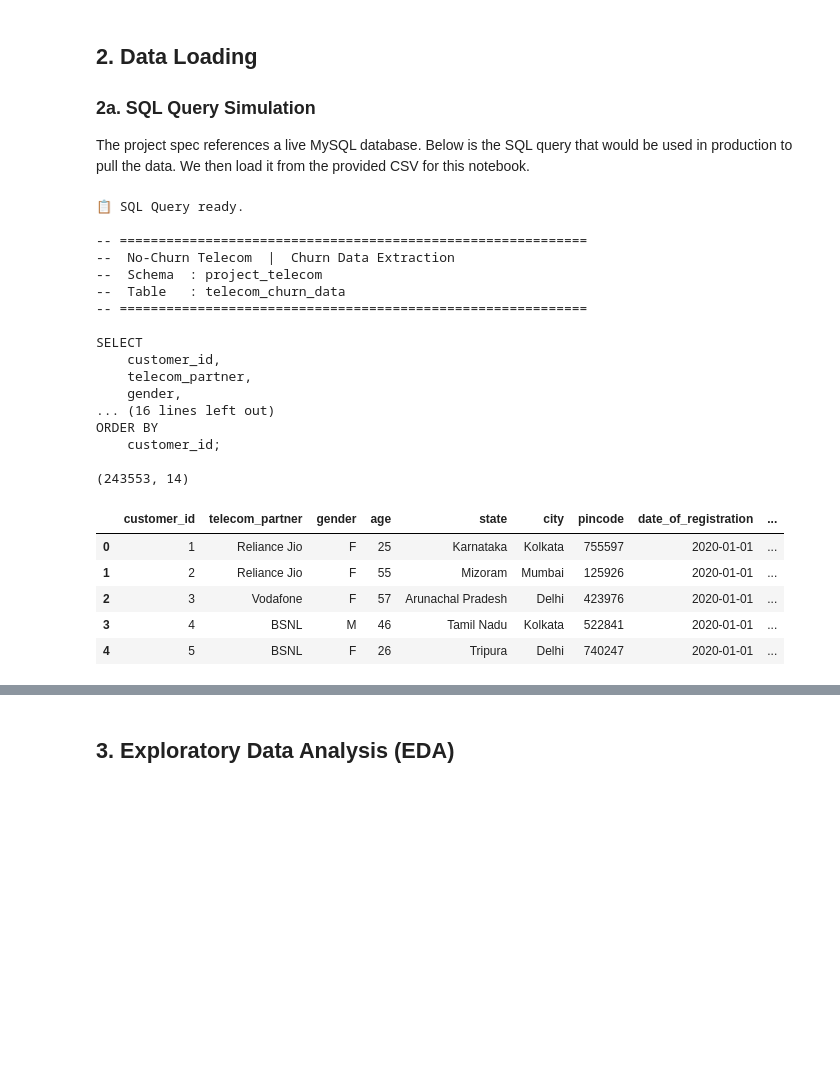
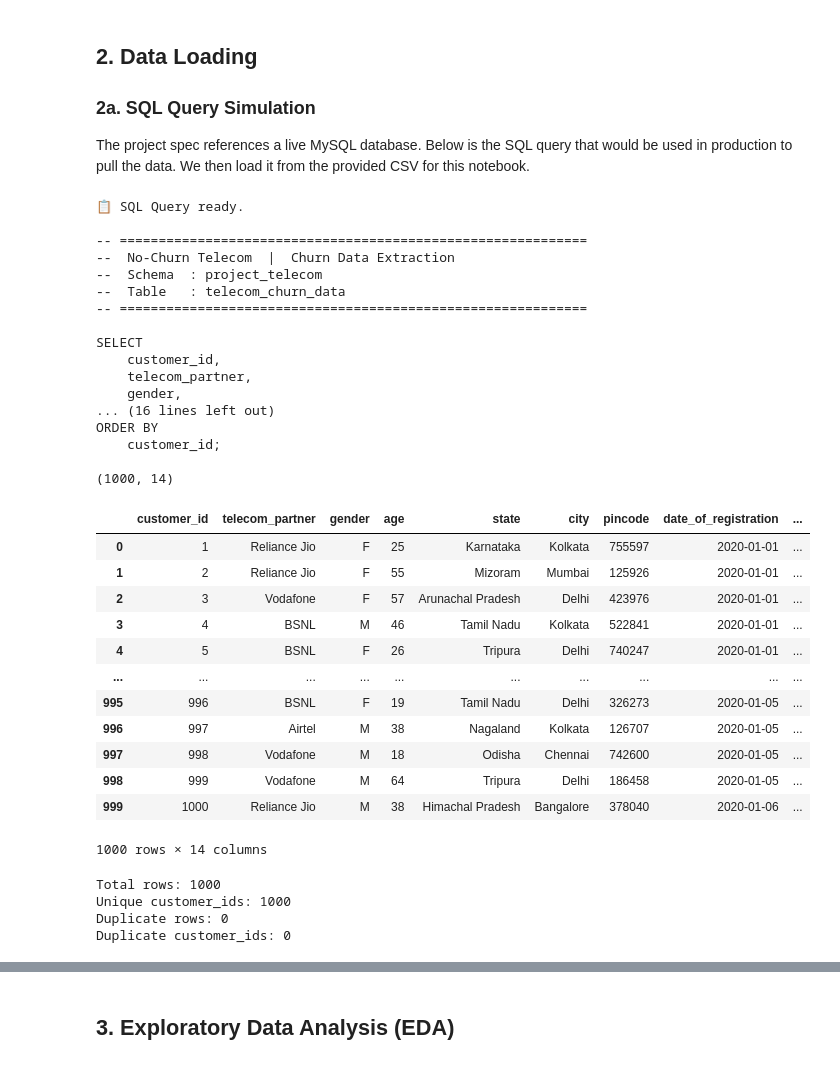
Before and after one commit to rcorrea4009/Capstone_Projects, a Jupyter notebook: ClientProject/NoChurn_Telecom_Churn_Analysis.ipynb, the cells around one changed output, grey strips where cells are left out. Cells and saved outputs as stored; diff of their text form; code cells hidden in the pictures; blank space fills up the shorter version.

```diff
--- a/ClientProject/NoChurn_Telecom_Churn_Analysis.ipynb
+++ b/ClientProject/NoChurn_Telecom_Churn_Analysis.ipynb
@@ -128,37 +128,57 @@ conn = mysql.connector.connect(
 query = """
 SELECT *
 FROM project_telecom.telecom_churn_data
+WHERE customer_id BETWEEN 1 AND 1000
+ORDER BY customer_id
 """
 
 df = pd.read_sql(query, conn)
 conn.close()
 
 print(df.shape)
-df.head()
+df
 # %% [output]
 📋 SQL Query ready.
 
 -- ============================================================
 --  No-Churn Telecom  |  Churn Data Extraction
 --  Schema  : project_telecom
 --  Table   : telecom_churn_data
 -- ============================================================
 
 SELECT
     customer_id,
     telecom_partner,
     gender,
 ... (16 lines left out)
 ORDER BY
     customer_id;
 
-(243553, 14)
+(1000, 14)
 |  | customer_id | telecom_partner | gender | age | state | city | pincode | date_of_registration | ... |
 | 0 | 1 | Reliance Jio | F | 25 | Karnataka | Kolkata | 755597 | 2020-01-01 | ... |
 | 1 | 2 | Reliance Jio | F | 55 | Mizoram | Mumbai | 125926 | 2020-01-01 | ... |
 | 2 | 3 | Vodafone | F | 57 | Arunachal Pradesh | Delhi | 423976 | 2020-01-01 | ... |
 | 3 | 4 | BSNL | M | 46 | Tamil Nadu | Kolkata | 522841 | 2020-01-01 | ... |
 | 4 | 5 | BSNL | F | 26 | Tripura | Delhi | 740247 | 2020-01-01 | ... |
+| ... | ... | ... | ... | ... | ... | ... | ... | ... | ... |
+| 995 | 996 | BSNL | F | 19 | Tamil Nadu | Delhi | 326273 | 2020-01-05 | ... |
+| 996 | 997 | Airtel | M | 38 | Nagaland | Kolkata | 126707 | 2020-01-05 | ... |
+| 997 | 998 | Vodafone | M | 18 | Odisha | Chennai | 742600 | 2020-01-05 | ... |
+| 998 | 999 | Vodafone | M | 64 | Tripura | Delhi | 186458 | 2020-01-05 | ... |
+| 999 | 1000 | Reliance Jio | M | 38 | Himachal Pradesh | Bangalore | 378040 | 2020-01-06 | ... |
+1000 rows × 14 columns
+# %%
+# Check for duplicates in the SQL data
+print("Total rows:", len(df))
+print("Unique customer_ids:", df['customer_id'].nunique())
+print("Duplicate rows:", df.duplicated().sum())
+print("Duplicate customer_ids:", df['customer_id'].duplicated().sum())
+# %% [output]
+Total rows: 1000
+Unique customer_ids: 1000
+Duplicate rows: 0
+Duplicate customer_ids: 0
 # %%
 df.info()
 # %% [output]
```
Also changed, not shown: parts of 24 cells of this notebook, 2 other files.
